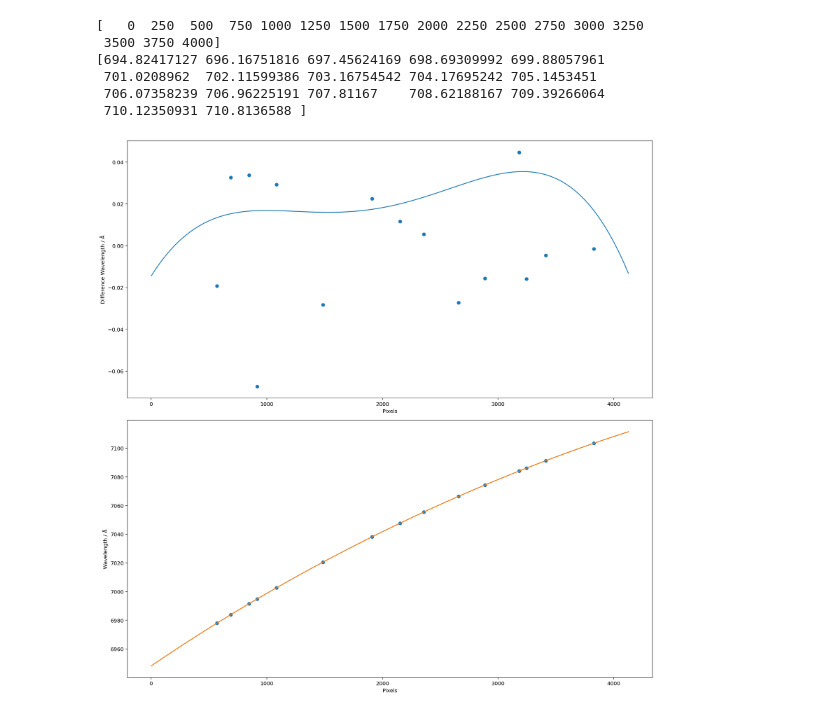
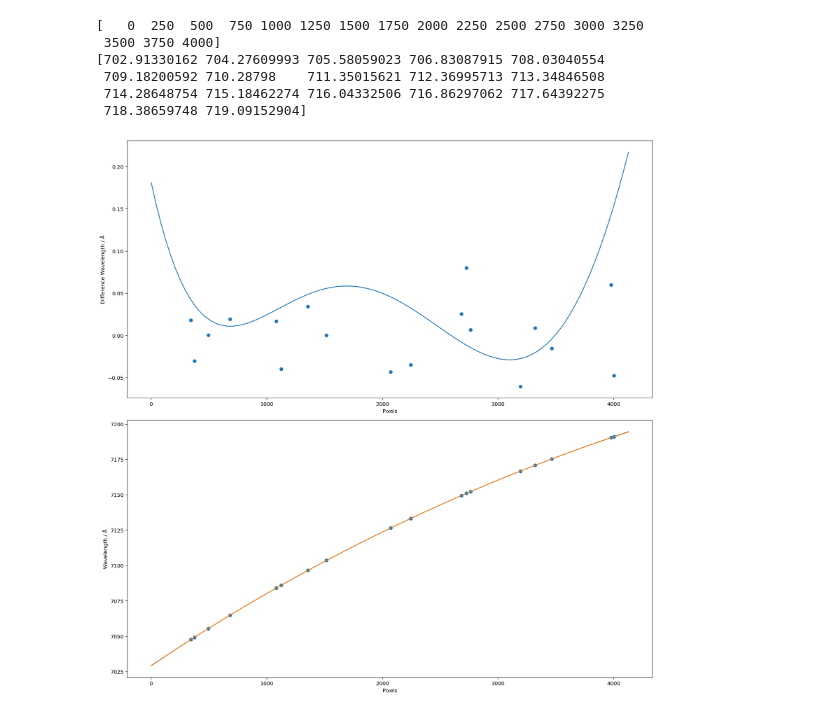
Before and after one commit to svenbuder/velocereduction, a Jupyter notebook: VeloceReduction/veloce_reference_data/thxe_pixels_and_positions/test_pixel_wavelength_mapping.ipynb, the cells around one changed output. Saved outputs shown, nothing was run; the diff lists cells and outputs as text; code cells hidden in the pictures.

Commit message:
ccd 3 order 86

```diff
--- a/VeloceReduction/veloce_reference_data/thxe_pixels_and_positions/test_pixel_wavelength_mapping.ipynb
+++ b/VeloceReduction/veloce_reference_data/thxe_pixels_and_positions/test_pixel_wavelength_mapping.ipynb
@@ -102,12 +102,12 @@ def plot_new_vs_tinney(order_name, reference_pixel_tinney = 2450, shift_tinney =
     plt.show()
     plt.close
 # %%
-plot_new_vs_tinney(order_name = 'ccd_3_order_87', reference_pixel_tinney=2453, shift_tinney=0)
+plot_new_vs_tinney(order_name = 'ccd_3_order_86', reference_pixel_tinney=2452, shift_tinney=0)
 # %% [output]
 [   0  250  500  750 1000 1250 1500 1750 2000 2250 2500 2750 3000 3250
  3500 3750 4000]
-[694.82417127 696.16751816 697.45624169 698.69309992 699.88057961
- 701.0208962  702.11599386 703.16754542 704.17695242 705.1453451
- 706.07358239 706.96225191 707.81167    708.62188167 709.39266064
- 710.12350931 710.8136588 ]
+[702.91330162 704.27609993 705.58059023 706.83087915 708.03040554
+ 709.18200592 710.28798    711.35015621 712.36995713 713.34846508
+ 714.28648754 715.18462274 716.04332506 716.86297062 717.64392275
+ 718.38659748 719.09152904]
-[figure, old version]
+[figure, new version]
```
Also changed, not shown: 2 other files.
